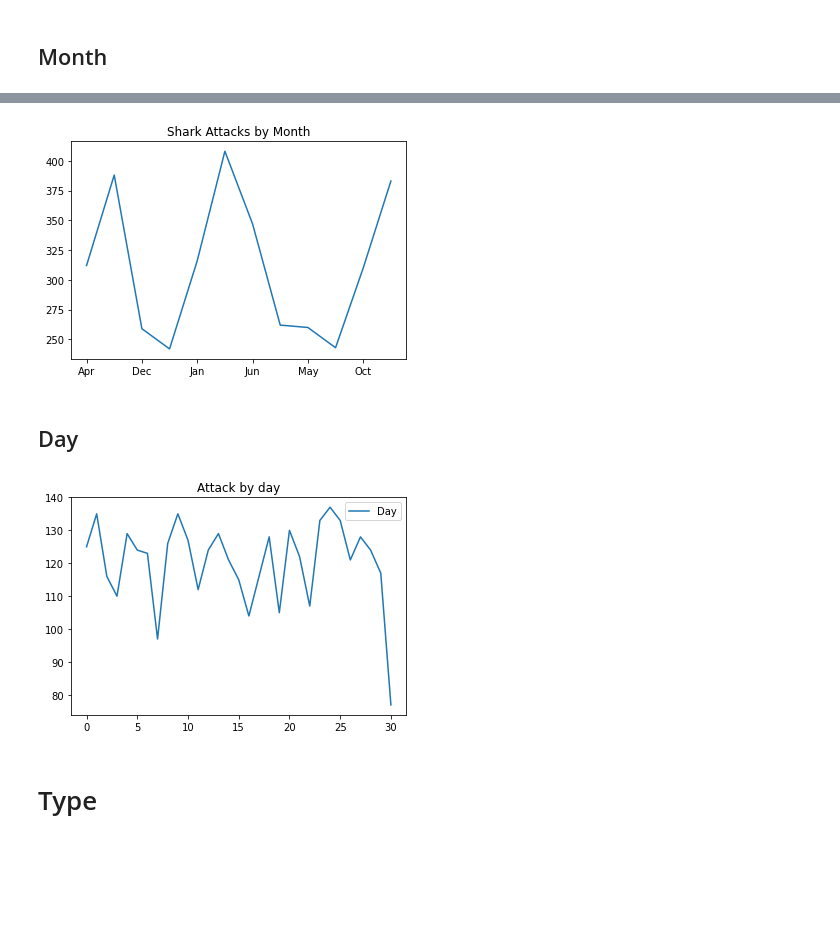
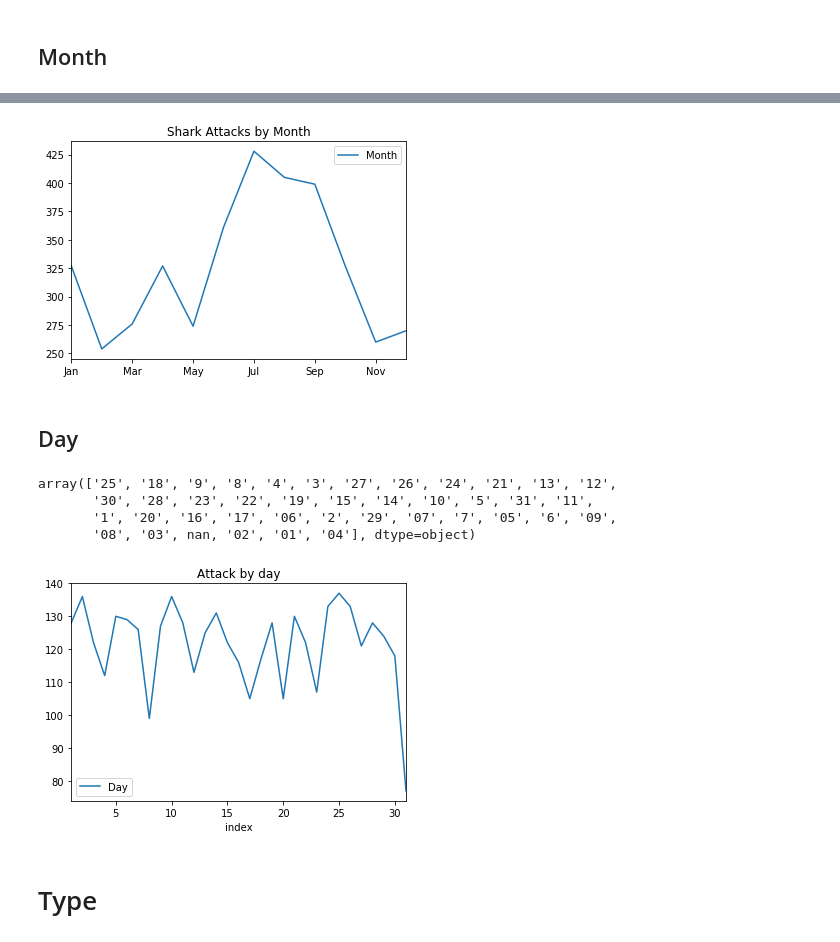
Before and after one commit to stl-lucas/group-project-01, a Jupyter notebook: data_playground.ipynb, the cells around one changed output, grey strips where cells are left out. Drawn from its saved outputs; the diff is of its cells as text; code cells hidden in the pictures; blank space fills up the shorter version.

```diff
--- a/data_playground.ipynb
+++ b/data_playground.ipynb
@@ -167 +226,10 @@ shark_df["Month"] = shark_df["Month"].replace({"Sept": "Sep"})
+# %%
+shark_df['Month']=shark_df['Month'].replace('', np.nan)
+shark_df['Day']=shark_df['Day'].replace('', np.nan)
+# %%
+shark_df = shark_df[shark_df['Month'].notna()]
+# %%
+shark_df = shark_df[shark_df['Day'].notna()]
+# %%
+shark_df=shark_df.reset_index(drop=True)
 # %%
@@ -211,11 +291,20 @@ Name: Month, dtype: int64
 # %%
-month_values = shark_df['Month'].value_counts().sort_index()
-month_values.plot(title="Shark Attacks by Month")
+month_shark_df=shark_df['Month'].value_counts().to_frame().transpose()
+month_shark_df = month_shark_df[['Jan', 'Feb', 'Mar', 'Apr', 'May','Jun','Jul','Aug','Sep','Oct','Nov','Dec']]
+month_shark_df=month_shark_df.transpose()
+month_shark_df.plot(title="Shark Attacks by Month")
 plt.show()
 # %% [output]
-[figure, old version]
+[figure, new version]
 # %% [markdown]
 ## Day
+# %%
+shark_df.Day.unique()
+# %% [output]
+array(['25', '18', '9', '8', '4', '3', '27', '26', '24', '21', '13', '12',
+       '30', '28', '23', '22', '19', '15', '14', '10', '5', '31', '11',
+       '1', '20', '16', '17', '06', '2', '29', '07', '7', '05', '6', '09',
+       '08', '03', nan, '02', '01', '04'], dtype=object)
 # %%
 shark_df["Day"] = shark_df["Day"].replace({"01": "1"})
 shark_df["Day"] = shark_df["Day"].replace({"02": "2"})
@@ -229,12 +318,12 @@ shark_df["Day"] = shark_df["Day"].replace({"09": "9"})
 # %%
 shark_df_day=shark_df.Day.value_counts()
 new_day_df=shark_df_day.reset_index()
 new_day_df['index']=new_day_df['index'].astype(int)
-new_day_df=new_day_df.sort_values(by="index").reset_index(drop=True).drop(columns=['index'])
+new_day_df=new_day_df.sort_values(by="index").reset_index(drop=True).set_index("index")
 new_day_df.plot(kind="line",title="Attack by day")
 plt.show()
 # %% [output]
-[figure, old version]
+[figure, new version]
 # %% [markdown]
 # Type
 # %%
```
Also changed, not shown: parts of 17 cells of this notebook.
